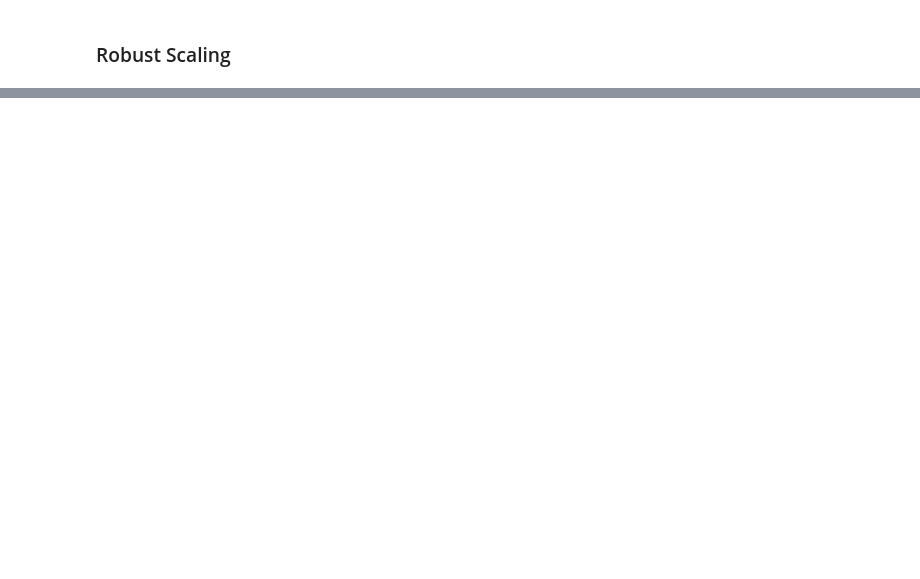
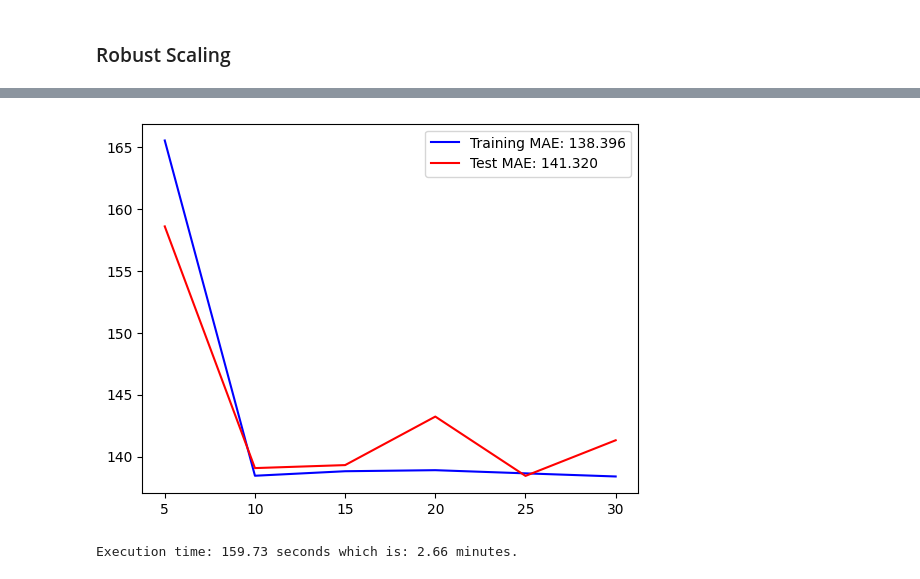
Before and after one commit to tugceturkkal/Data-Projects, a Jupyter notebook: Predicting Price.ipynb, the cells around one changed output, grey strips where cells are left out. Saved outputs shown, nothing was run; the diff lists cells and outputs as text; code cells hidden in the pictures; blank space fills up the shorter version.

Commit message:
Predicting Price

```diff
--- a/Predicting Price.ipynb
+++ b/Predicting Price.ipynb
@@ -901,0 +897,6 @@ pred_data
+# %%
+y = result['price']
+X = result.drop(columns = 'price')
+# %%
+X_train, X_test, y_train, y_test = train_test_split(X, y, test_size = 0.2,
+                                                   random_state = 42)
@@ -901,0 +971,25 @@ pred_data
+# %%
+# Plot the MAE
+
+plt.plot(epoch_to_plot, mae_first, 'b', label = f'Training MAE: {mae_first[-1]:.3f}')
+
+# Plot the val_MAE
+
+plt.plot(epochs_to_plot, val_mae_first, 'r', label=f'Test MAE: {val_mae_first[-1]:.3f}')
+plt.legend()
+plt.show()
+
+end = time.time()
+
+elapsed_time_seconds = end - start
+
+elapsed_time = (elapsed_time_seconds) / 60
+
+elapsed_time_seconds = round(elapsed_time_seconds,2)
+
+elapsed_time = round(elapsed_time,2)
+
+print('Execution time:', elapsed_time_seconds, 'seconds which is:', elapsed_time, 'minutes.' )
+# %% [output]
+[figure, added]
+Execution time: 159.73 seconds which is: 2.66 minutes.
```
Also changed, not shown: parts of 24 cells of this notebook.
